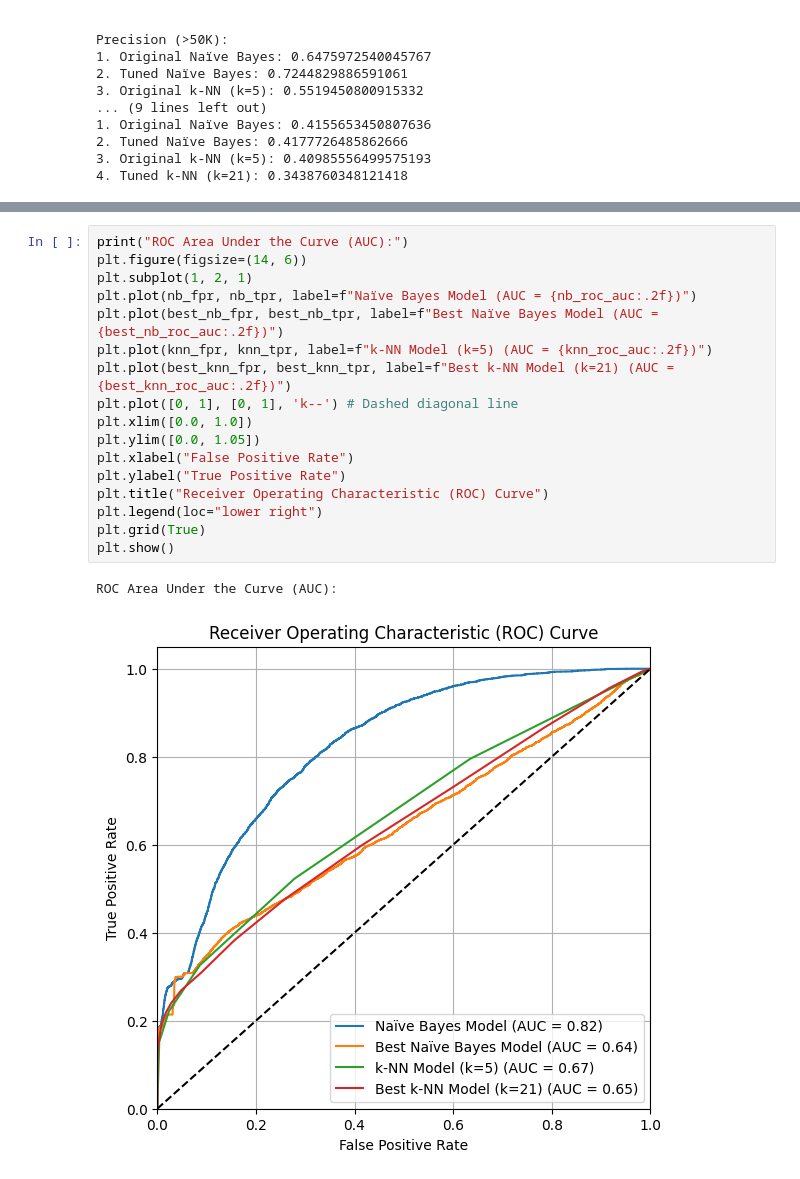
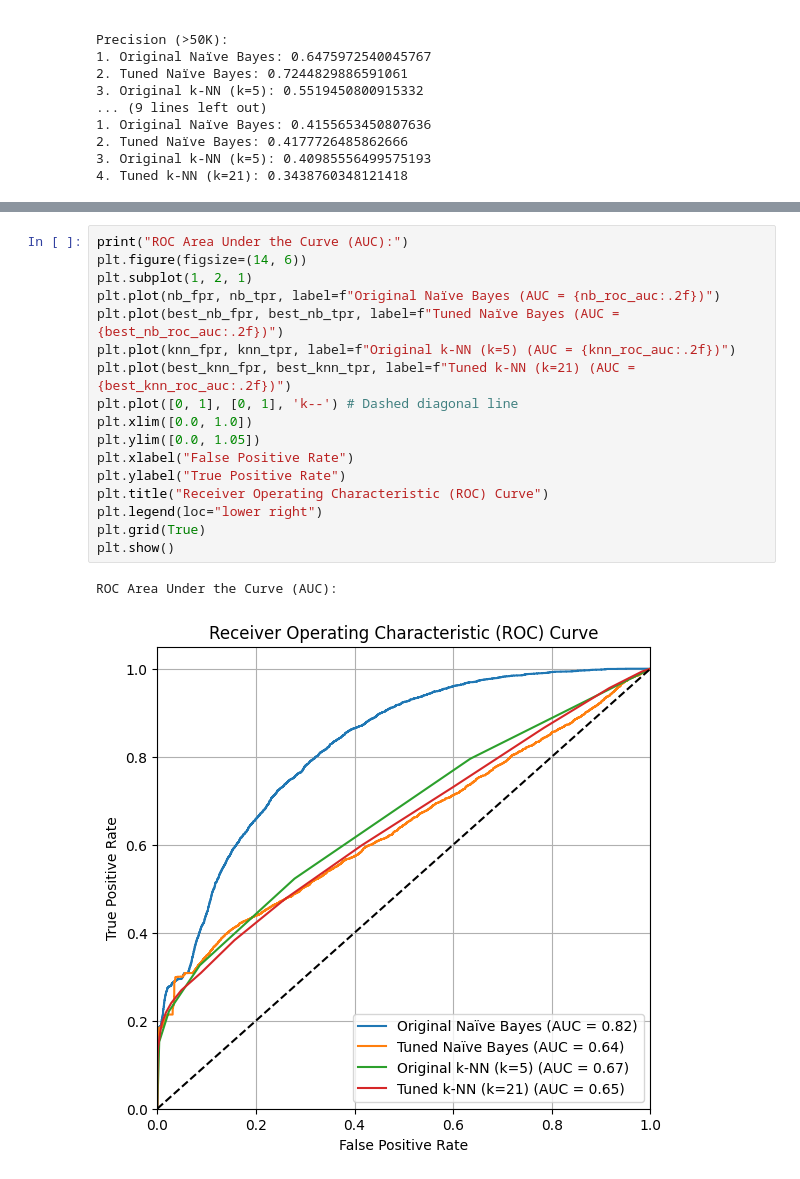
Before and after one commit to roshaniayu/IN6227-Data-Mining-Assignments, a Jupyter notebook: Assignment 1/Assignment1_Roshani Ayu Pranasti_G2504973A.ipynb, the cells around one changed output, grey strips where cells are left out. Drawn from its saved outputs; the diff is of its cells as text.

Commit message:
Minor model naming

```diff
--- a/Assignment 1/Assignment1_Roshani Ayu Pranasti_G2504973A.ipynb
+++ b/Assignment 1/Assignment1_Roshani Ayu Pranasti_G2504973A.ipynb
@@ -983,23 +983,23 @@ Prediction Time:
 # %%
 print("ROC Area Under the Curve (AUC):")
 plt.figure(figsize=(14, 6))
 plt.subplot(1, 2, 1)
-plt.plot(nb_fpr, nb_tpr, label=f"Naïve Bayes Model (AUC = {nb_roc_auc:.2f})")
-plt.plot(best_nb_fpr, best_nb_tpr, label=f"Best Naïve Bayes Model (AUC = {best_nb_roc_auc:.2f})")
-plt.plot(knn_fpr, knn_tpr, label=f"k-NN Model (k=5) (AUC = {knn_roc_auc:.2f})")
-plt.plot(best_knn_fpr, best_knn_tpr, label=f"Best k-NN Model (k=21) (AUC = {best_knn_roc_auc:.2f})")
+plt.plot(nb_fpr, nb_tpr, label=f"Original Naïve Bayes (AUC = {nb_roc_auc:.2f})")
+plt.plot(best_nb_fpr, best_nb_tpr, label=f"Tuned Naïve Bayes (AUC = {best_nb_roc_auc:.2f})")
+plt.plot(knn_fpr, knn_tpr, label=f"Original k-NN (k=5) (AUC = {knn_roc_auc:.2f})")
+plt.plot(best_knn_fpr, best_knn_tpr, label=f"Tuned k-NN (k=21) (AUC = {best_knn_roc_auc:.2f})")
 plt.plot([0, 1], [0, 1], 'k--') # Dashed diagonal line
 plt.xlim([0.0, 1.0])
 plt.ylim([0.0, 1.05])
 plt.xlabel("False Positive Rate")
 plt.ylabel("True Positive Rate")
 plt.title("Receiver Operating Characteristic (ROC) Curve")
 plt.legend(loc="lower right")
 plt.grid(True)
 plt.show()
 # %% [output]
 ROC Area Under the Curve (AUC):
-[figure, old version]
+[figure, new version]
 # %%
 print("PR Average Precision (AP):")
 plt.figure(figsize=(14, 6))
```
Also changed, not shown: parts of 10 cells of this notebook.
